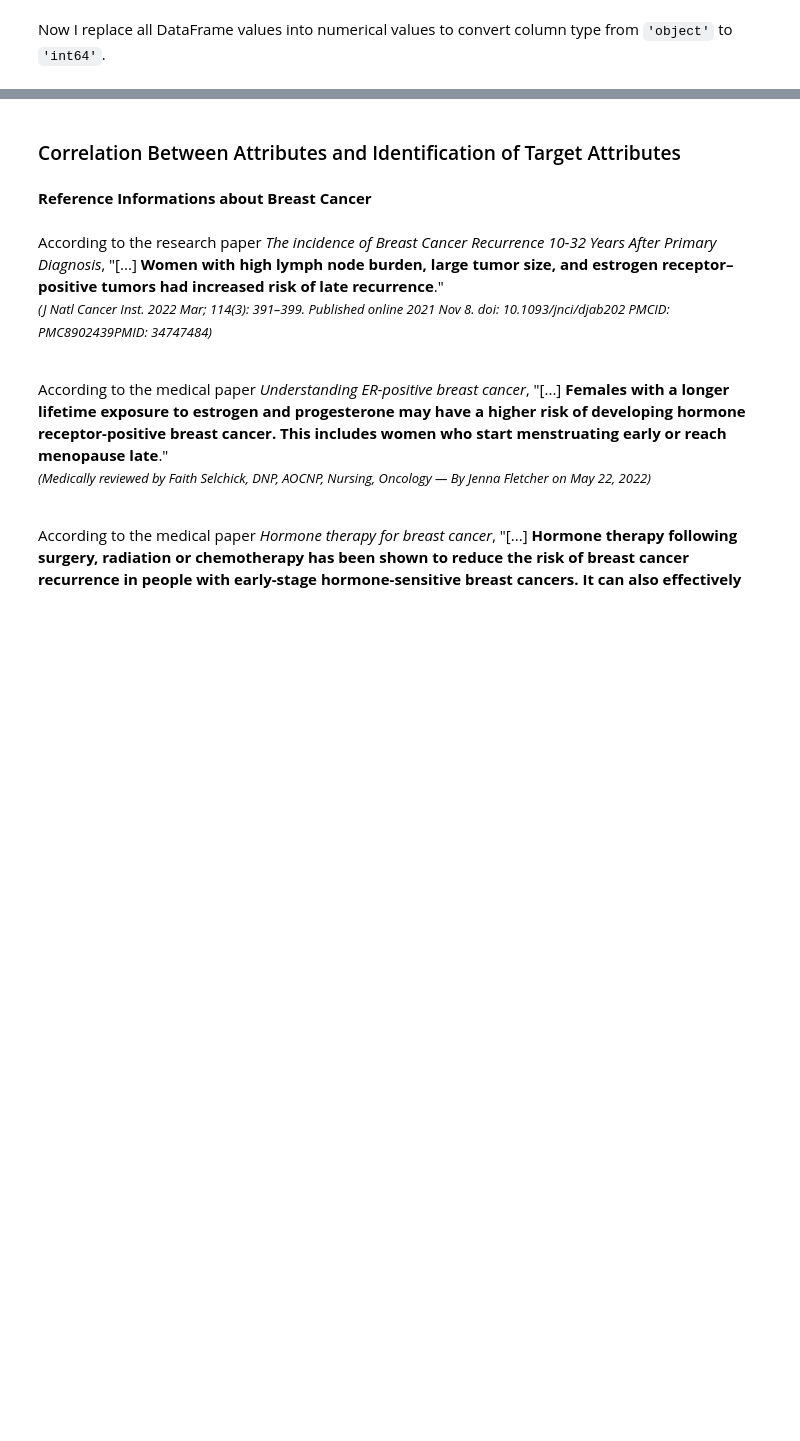
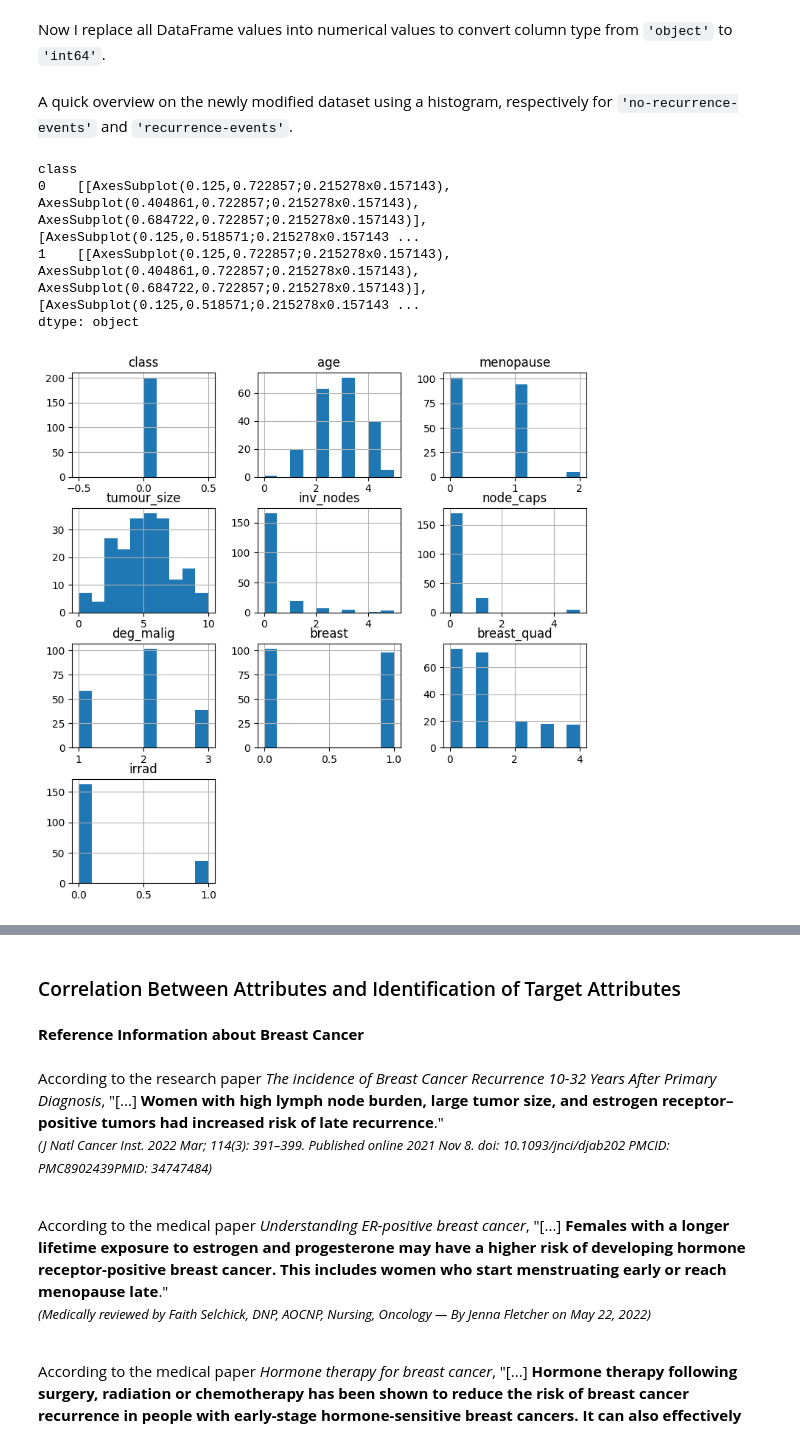
Before and after one commit to daniocionini/Prediction-Model-Breast-Cancer-Recurrence, a Jupyter notebook: pred-breast-cancer-recc.ipynb, the cells around one changed output, grey strips where cells are left out. Saved outputs shown, nothing was run; the diff lists cells and outputs as text; code cells hidden in the pictures; blank space fills up the shorter version.

````diff
--- a/pred-breast-cancer-recc.ipynb
+++ b/pred-breast-cancer-recc.ipynb
@@ -290,3 +290,13 @@ data['node_caps'] = data['node_caps'].replace(['no','yes'],[0,1])
 data['breast'] = data['breast'].replace(['left','right'],[0,1])
 data['breast_quad'] = data['breast_quad'].replace(['left_low','left_up','right_up','right_low','central'],[0,1,2,3,4])
 data['irrad'] = data['irrad'].replace(['no','yes'],[0,1])
+# %% [markdown]
+A quick overview on the newly modified dataset using a histogram, respectively for ```'no-recurrence-events'``` and ```'recurrence-events'```.
+# %%
+data.groupby('class').hist(figsize=(9,9))
+# %% [output]
+class
+0    [[AxesSubplot(0.125,0.722857;0.215278x0.157143), AxesSubplot(0.404861,0.722857;0.215278x0.157143), AxesSubplot(0.684722,0.722857;0.215278x0.157143)], [AxesSubplot(0.125,0.518571;0.215278x0.157143 ...
+1    [[AxesSubplot(0.125,0.722857;0.215278x0.157143), AxesSubplot(0.404861,0.722857;0.215278x0.157143), AxesSubplot(0.684722,0.722857;0.215278x0.157143)], [AxesSubplot(0.125,0.518571;0.215278x0.157143 ...
+dtype: object
+[figure, added]
@@ -293,7 +304,7 @@ data['irrad'] = data['irrad'].replace(['no','yes'],[0,1])
 # %% [markdown]
 ### Correlation Between Attributes and Identification of Target Attributes
 # %% [markdown]
-**Reference Informations about Breast Cancer**
+**Reference Information about Breast Cancer**
 # %% [markdown]
 According to the research paper *The incidence of Breast Cancer Recurrence 10-32 Years After Primary Diagnosis*, "[...] **Women with high lymph node burden, large tumor size, and estrogen receptor–positive tumors had increased risk of late recurrence**."<br>
 <font size='2'>*(J Natl Cancer Inst. 2022 Mar; 114(3): 391–399. Published online 2021 Nov 8. doi: 10.1093/jnci/djab202 PMCID: PMC8902439PMID: 34747484)*</font>
````
Also changed, not shown: parts of 69 cells of this notebook.
